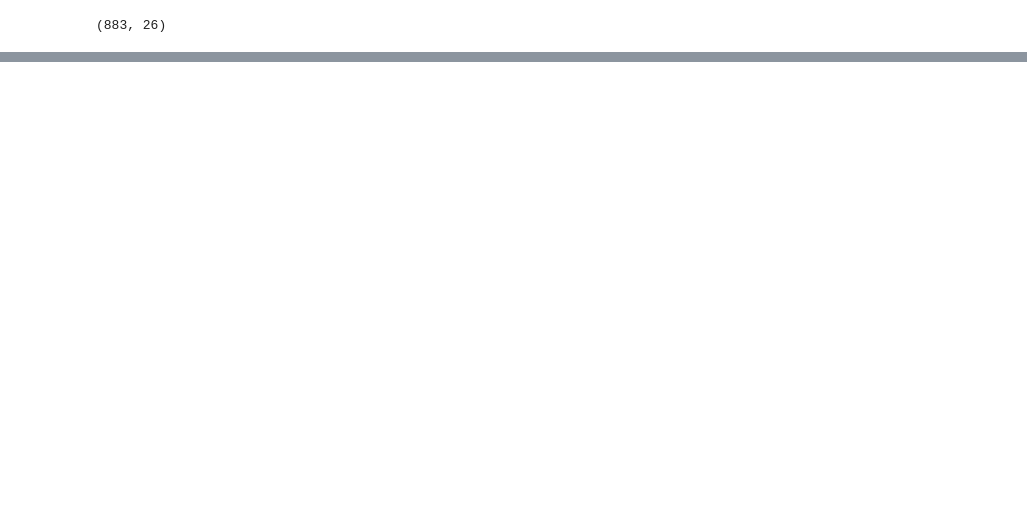
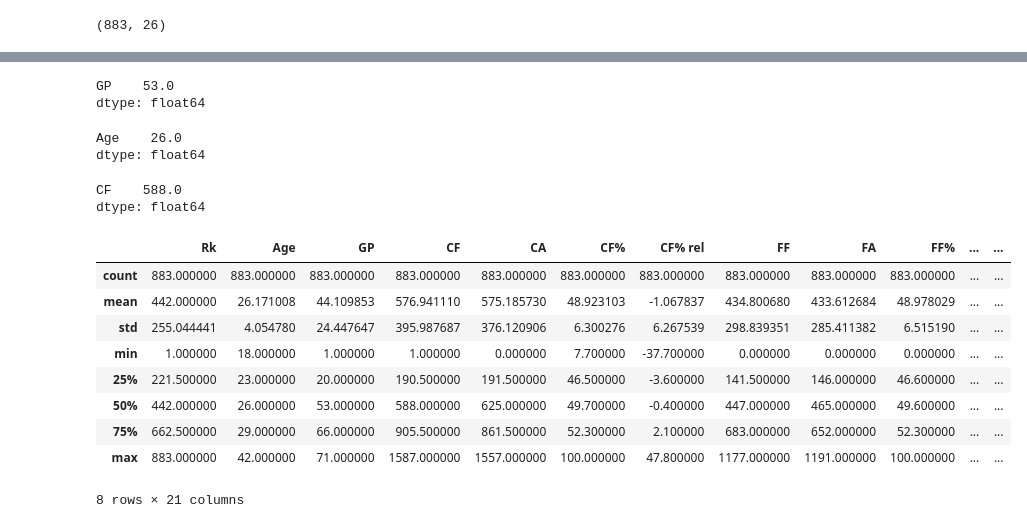
Before and after one commit to jpkeeton/Pandas, a Jupyter notebook: NHLFullRoster.ipynb, the cells around one changed output, grey strips where cells are left out. Drawn from its saved outputs; the diff is of its cells as text; code cells hidden in the pictures; blank space fills up the shorter version.

```diff
--- a/NHLFullRoster.ipynb
+++ b/NHLFullRoster.ipynb
@@ -24,0 +73,28 @@ AttributeError: 'DataFrame' object has no attribute 'stats'
+# %%
+nhlStats.loc[:, ['GP']].median()
+# %% [output]
+GP    53.0
+dtype: float64
+# %%
+nhlStats.loc[:, ['Age']].median()
+# %% [output]
+Age    26.0
+dtype: float64
+# %%
+nhlStats.loc[:, ['CF']].median()
+# %% [output]
+CF    588.0
+dtype: float64
+# %%
+nhlStats.describe()
+# %% [output]
+|  | Rk | Age | GP | CF | CA | CF% | CF% rel | FF | FA | FF% | ... | ... |
+| count | 883.000000 | 883.000000 | 883.000000 | 883.000000 | 883.000000 | 883.000000 | 883.000000 | 883.000000 | 883.000000 | 883.000000 | ... | ... |
+| mean | 442.000000 | 26.171008 | 44.109853 | 576.941110 | 575.185730 | 48.923103 | -1.067837 | 434.800680 | 433.612684 | 48.978029 | ... | ... |
+| std | 255.044441 | 4.054780 | 24.447647 | 395.987687 | 376.120906 | 6.300276 | 6.267539 | 298.839351 | 285.411382 | 6.515190 | ... | ... |
+| min | 1.000000 | 18.000000 | 1.000000 | 1.000000 | 0.000000 | 7.700000 | -37.700000 | 0.000000 | 0.000000 | 0.000000 | ... | ... |
+| 25% | 221.500000 | 23.000000 | 20.000000 | 190.500000 | 191.500000 | 46.500000 | -3.600000 | 141.500000 | 146.000000 | 46.600000 | ... | ... |
+| 50% | 442.000000 | 26.000000 | 53.000000 | 588.000000 | 625.000000 | 49.700000 | -0.400000 | 447.000000 | 465.000000 | 49.600000 | ... | ... |
+| 75% | 662.500000 | 29.000000 | 66.000000 | 905.500000 | 861.500000 | 52.300000 | 2.100000 | 683.000000 | 652.000000 | 52.300000 | ... | ... |
+| max | 883.000000 | 42.000000 | 71.000000 | 1587.000000 | 1557.000000 | 100.000000 | 47.800000 | 1177.000000 | 1191.000000 | 100.000000 | ... | ... |
+8 rows × 21 columns
```
Also changed, not shown: parts of 10 cells of this notebook, 1 other file.
